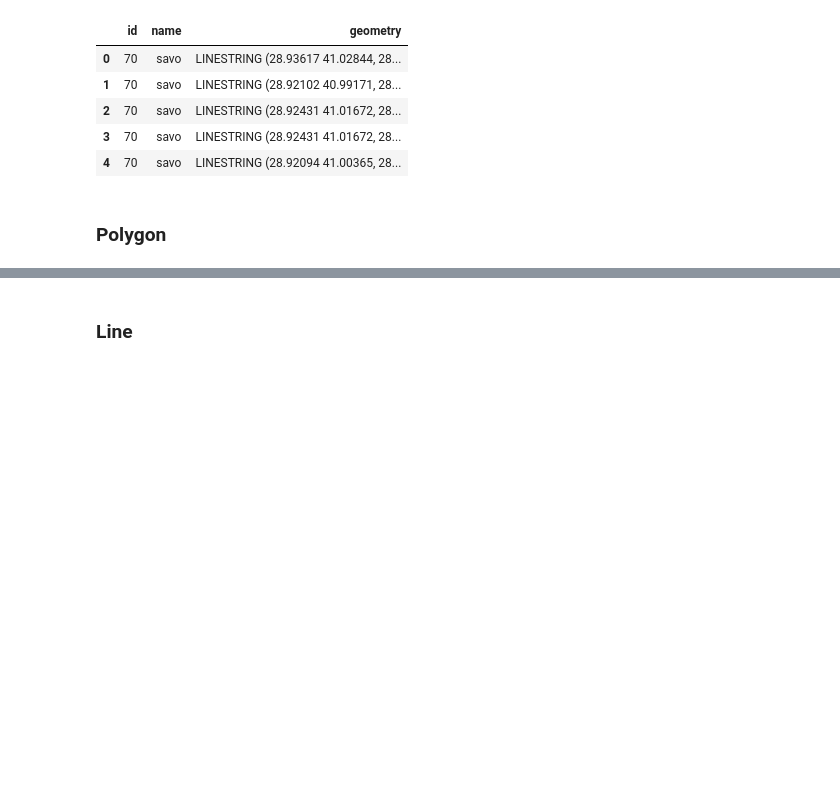
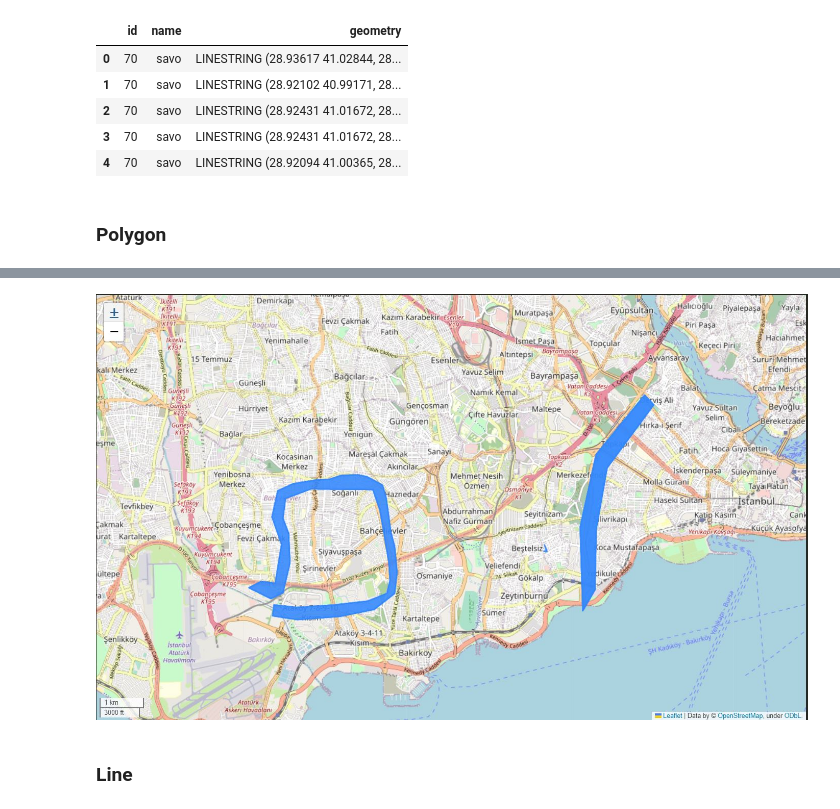
Before and after one commit to savasalturk/FastApi-PostGIS-PolygonToCenterLine, a Jupyter notebook: data_example.ipynb, the cells around one changed output, grey strips where cells are left out. Cells and saved outputs as stored; diff of their text form; code cells hidden in the pictures; blank space fills up the shorter version.

Commit message:
add image

```diff
--- a/data_example.ipynb
+++ b/data_example.ipynb
@@ -31,2 +31,6 @@ gdf.head()
+# %%
+Image("./img/polygon.JPG")
+# %% [output]
+[figure, added]
 # %% [markdown]
 ### Line
```
Also changed, not shown: parts of 5 cells of this notebook, 1 other file.
